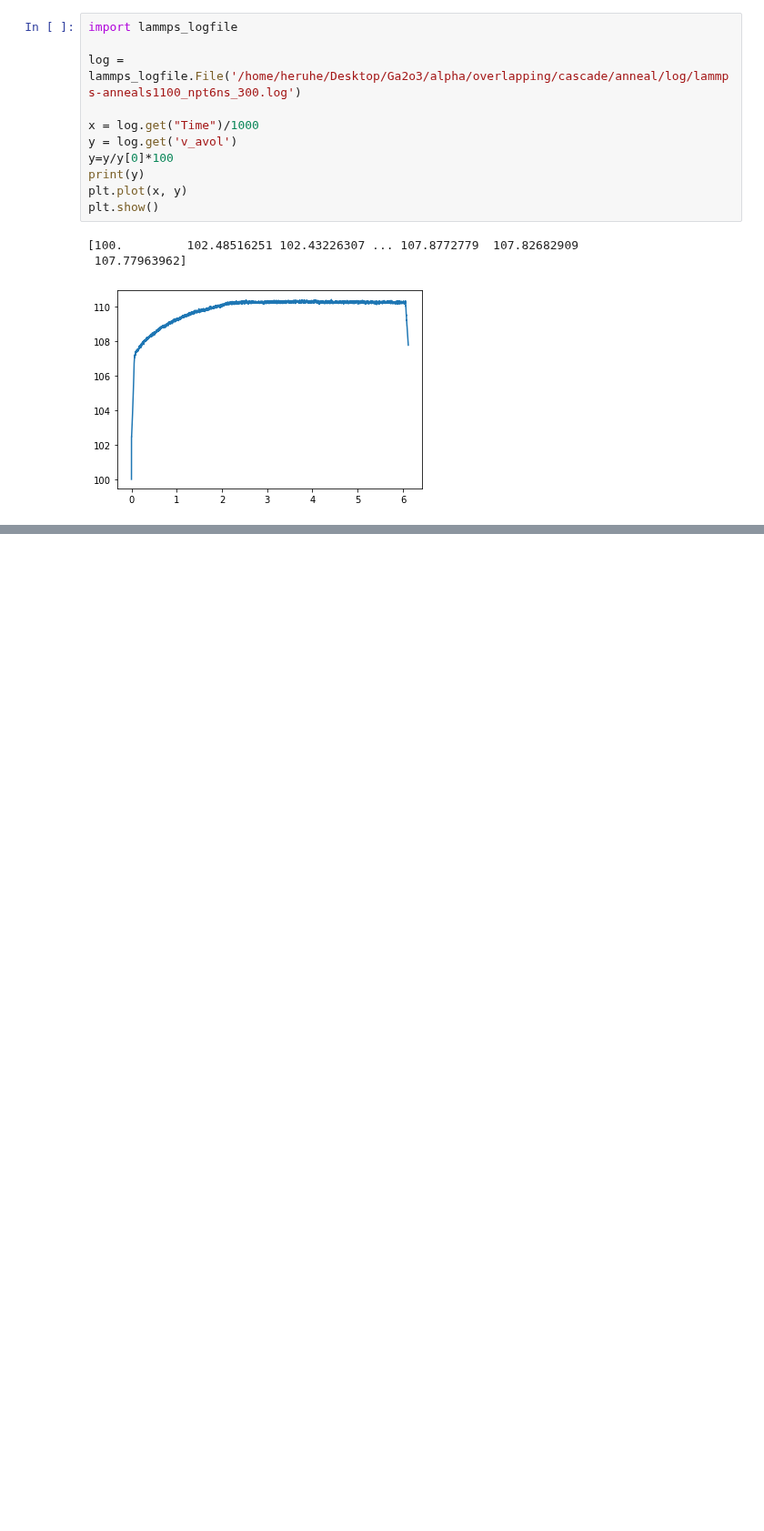
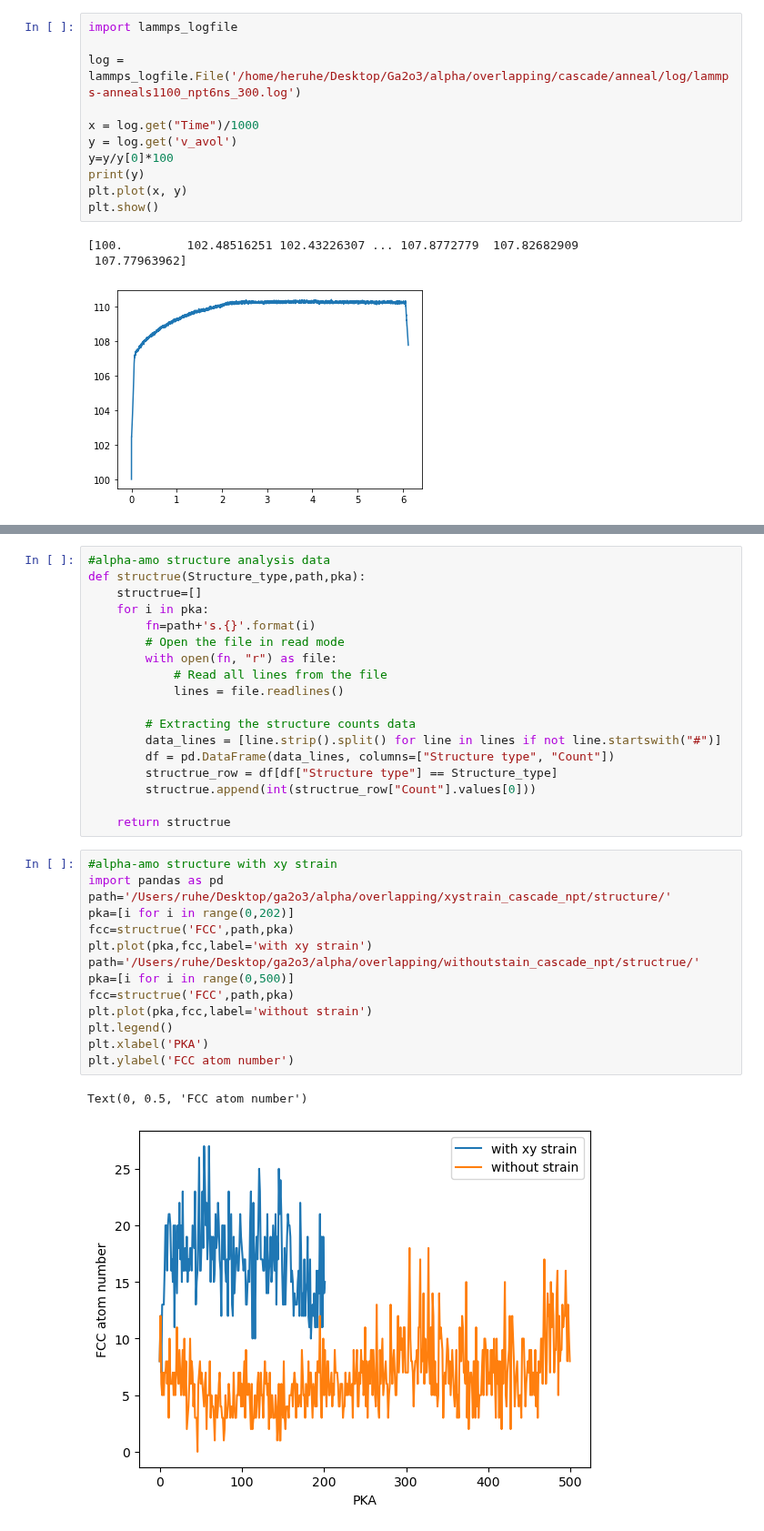
Before and after one commit to HE-RU10/ga2o3, a Jupyter notebook: alpha.ipynb, the cells around one changed output, grey strips where cells are left out. Shown at 91% size. Cells and saved outputs as stored; diff of their text form; blank space fills up the shorter version.

```diff
--- a/alpha.ipynb
+++ b/alpha.ipynb
@@ -413,0 +437,35 @@ plt.legend()
+# %%
+#alpha-amo structure analysis data
+def structrue(Structure_type,path,pka):
+    structrue=[]
+    for i in pka:
+        fn=path+'s.{}'.format(i)
+        # Open the file in read mode
+        with open(fn, "r") as file:
+            # Read all lines from the file
+            lines = file.readlines()
+
+        # Extracting the structure counts data
+        data_lines = [line.strip().split() for line in lines if not line.startswith("#")]
+        df = pd.DataFrame(data_lines, columns=["Structure type", "Count"])
+        structrue_row = df[df["Structure type"] == Structure_type]
+        structrue.append(int(structrue_row["Count"].values[0]))
+
+    return structrue
+# %%
+#alpha-amo structure with xy strain
+import pandas as pd
+path='/Users/ruhe/Desktop/ga2o3/alpha/overlapping/xystrain_cascade_npt/structure/'
+pka=[i for i in range(0,202)]
+fcc=structrue('FCC',path,pka)
+plt.plot(pka,fcc,label='with xy strain')
+path='/Users/ruhe/Desktop/ga2o3/alpha/overlapping/withoutstain_cascade_npt/structrue/'
+pka=[i for i in range(0,500)]
+fcc=structrue('FCC',path,pka)
+plt.plot(pka,fcc,label='without strain')
+plt.legend()
+plt.xlabel('PKA')
+plt.ylabel('FCC atom number')
+# %% [output]
+Text(0, 0.5, 'FCC atom number')
+[figure, added]
```
Also changed, not shown: parts of 3 cells of this notebook.
